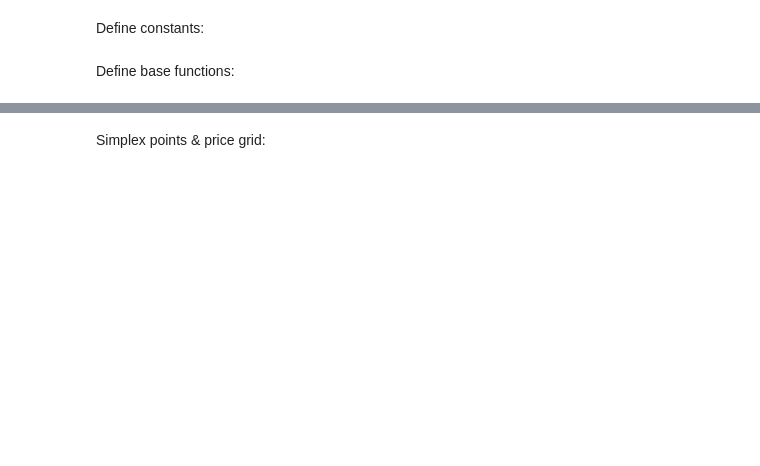
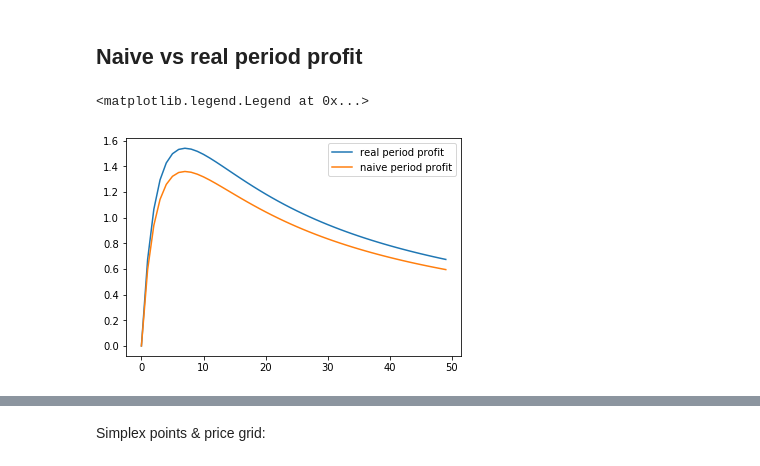
Before and after one commit to cdagnino/LearningModels, a Jupyter notebook: Notebooks/test_vfi.ipynb, the cells around one changed output, grey strips where cells are left out. Drawn from its saved outputs; the diff is of its cells as text; code cells hidden in the pictures; blank space fills up the shorter version.

```diff
--- a/Notebooks/test_vfi.ipynb
+++ b/Notebooks/test_vfi.ipynb
@@ -12,2 +0,0 @@ start = time.time()
-# %% [markdown]
-Define constants:
@@ -20,3 +1 @@ error_tol = 1e-5
-# %% [markdown]
-Define base functions:
 # %%
@@ -57,6 +59,35 @@ def v0(lambdas_except_last: np.ndarray) -> Callable:
     #Dirty trick because period_profit takes a vector price, not scalar
     prices = np.array([optimal_price, optimal_price+0.01])
     return period_profit(prices, full_lambdas)[0]
+# %% [markdown]
+## Naive vs real period profit
+# %%
+lambdas_selected = np.array([[0., 0.5],
+                            [0.1, 0.5],
+                            [0.2, 0.5],
+                            [0.3, 0.5],
+                            [0.4, 0.5],
+                             [0.5, 0.4],
+                             [0.6, 0.3],
+                             [0.7, 0.2],
+                             [0.8, 0.1],
+                             [0.9, 0.1],
+                             [1., 0.]
+                            ])
+
+lambda1 = lambdas_selected[:, 0]
+
+fig, ax = plt.subplots(1, 1)
+one_lambda = np.array([0., 0., 1.])
+prices = np.linspace(0.5, 4)
+ax.plot(period_profit(prices, one_lambda), label="real period profit")
+ax.plot(naive_period_profit(prices, one_lambda), label="naive period profit")
+ax.legend()
+#[0.9, 0.1, 0.]: 1.75, 1.5
+#[0., 0.1, 0.9]: 1.6, 1.2
+# %% [output]
+<matplotlib.legend.Legend at 0x...>
+[figure, added]
 # %%
 test_lambdas = np.array([0.2, 0.7, 0.1])
 myopic_price(test_lambdas)
```
Also changed, not shown: parts of 8 cells of this notebook.
